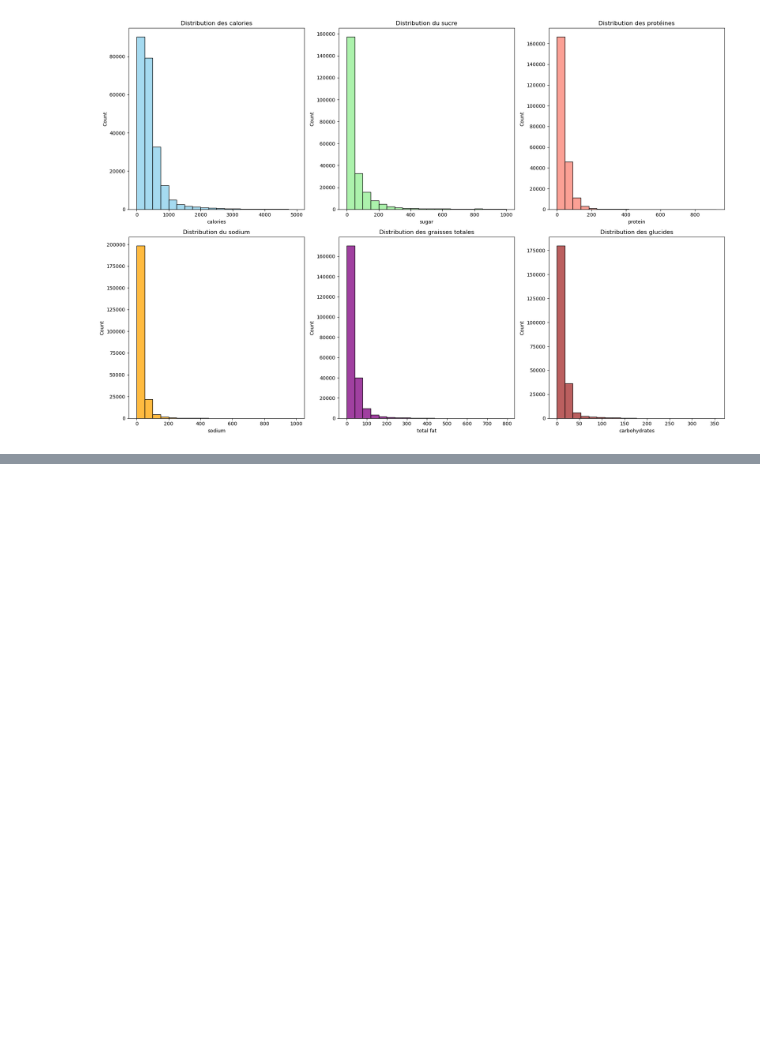
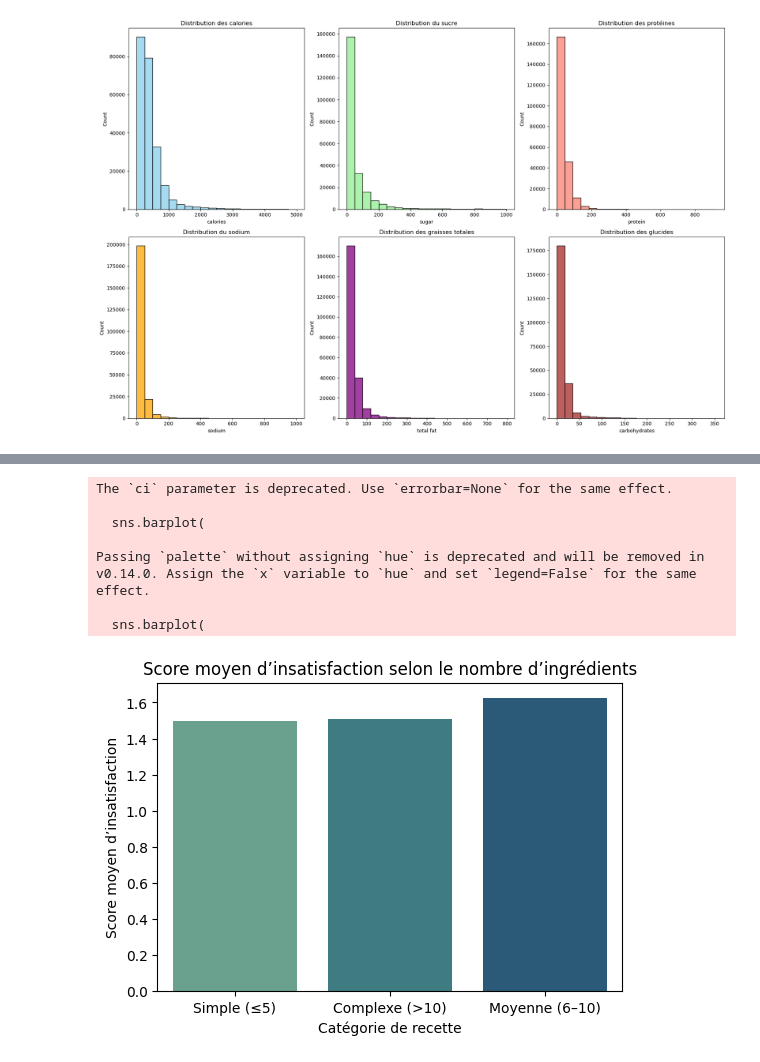
Before and after one commit to DjNaGuRo/MangeTaMain, a Jupyter notebook: MangeTaMain.ipynb, the cells around one changed output, grey strips where cells are left out. Saved outputs shown, nothing was run; the diff lists cells and outputs as text; code cells hidden in the pictures; blank space fills up the shorter version.

```diff
--- a/MangeTaMain.ipynb
+++ b/MangeTaMain.ipynb
@@ -1250,0 +1516,12 @@ plt.show()
+# %%
+df_filtered = df[df["n_ingredients"] <= 30]
+
+def categorize_ingredients(n):
+    if n <= 5:
+        return "Simple (≤5)"
+    elif n <= 10:
+        return "Moyenne (6–10)"
+    else:
+        return "Complexe (>10)"
+
+df_filtered["ingredient_category"] = df_filtered["n_ingredients"].apply(categorize_ingredients)
@@ -1250,0 +1534,22 @@ plt.show()
+# %%
+plt.figure(figsize=(6,4))
+sns.barplot(
+    data=df_filtered,
+    x="ingredient_category",
+    y="negative_score",
+    palette="crest",
+    ci=None
+)
+plt.title("Score moyen d’insatisfaction selon le nombre d’ingrédients")
+plt.xlabel("Catégorie de recette")
+plt.ylabel("Score moyen d’insatisfaction")
+plt.show()
+# %% [output]
+The `ci` parameter is deprecated. Use `errorbar=None` for the same effect.
+
+  sns.barplot(
+
+Passing `palette` without assigning `hue` is deprecated and will be removed in v0.14.0. Assign the `x` variable to `hue` and set `legend=False` for the same effect.
+
+  sns.barplot(
+[figure, added]
```
Also changed, not shown: parts of 42 cells of this notebook.
